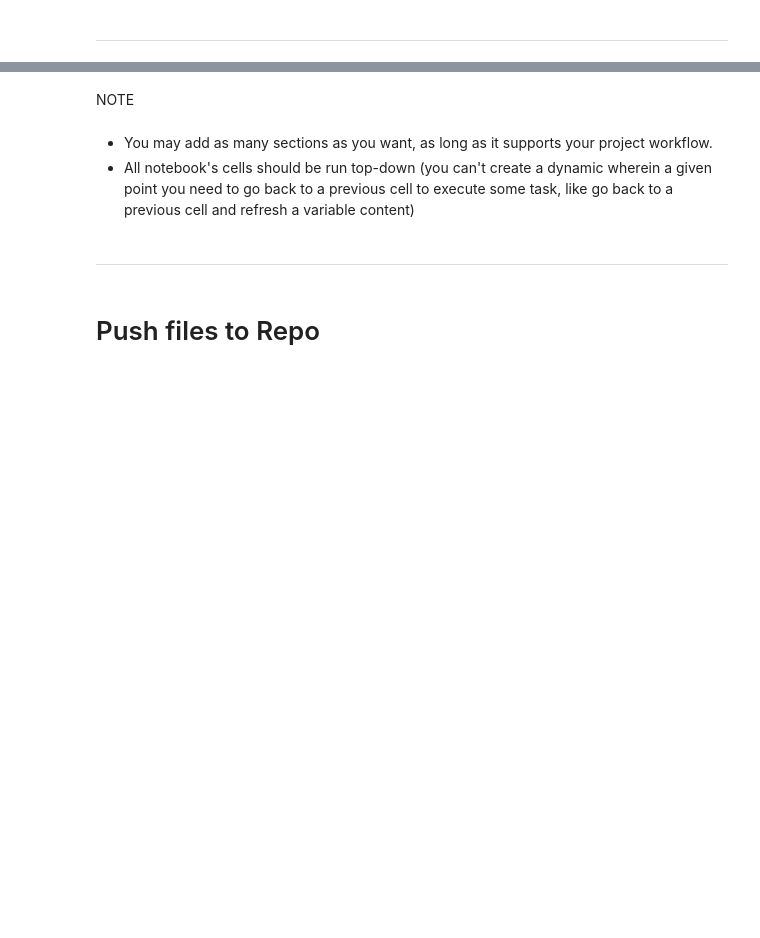
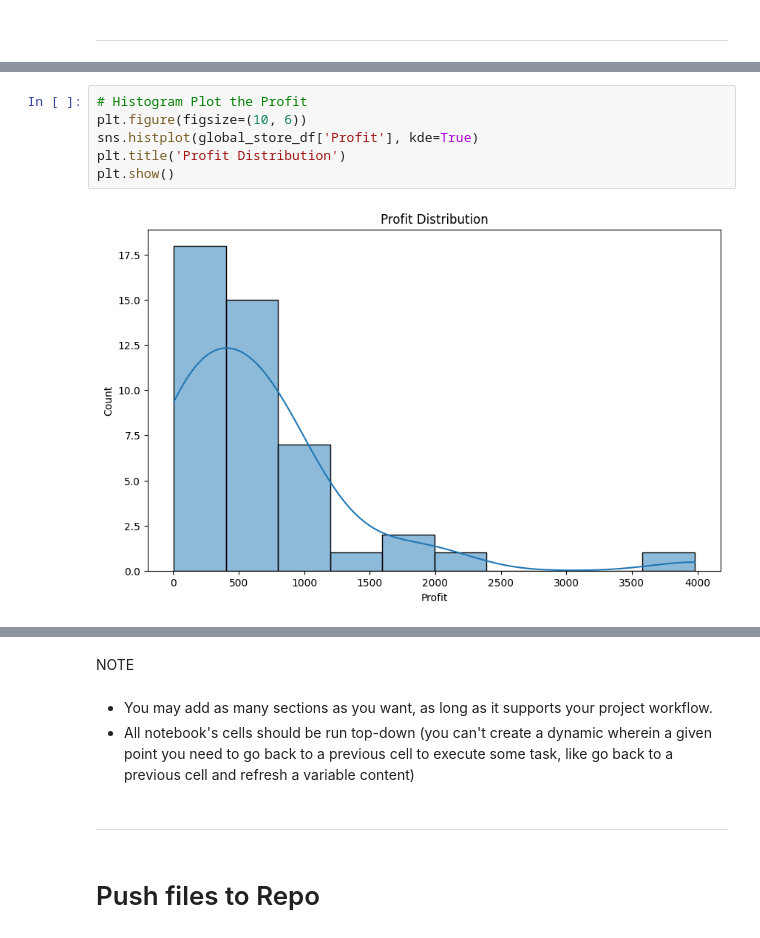
Before and after one commit to AbdullahTaweel/Global_Superstore_Hackathon1, a Jupyter notebook: jupyter_notebooks/global_superstore.ipynb, the cells around one changed output, grey strips where cells are left out. Saved outputs shown, nothing was run; the diff lists cells and outputs as text; blank space fills up the shorter version.

```diff
--- a/jupyter_notebooks/global_superstore.ipynb
+++ b/jupyter_notebooks/global_superstore.ipynb
@@ -61,0 +282,8 @@ Section 2 content
+# %%
+# Histogram Plot the Profit
+plt.figure(figsize=(10, 6))
+sns.histplot(global_store_df['Profit'], kde=True)
+plt.title('Profit Distribution')
+plt.show()
+# %% [output]
+[figure, added]
```
Also changed, not shown: parts of 28 cells of this notebook, 1 other file.
